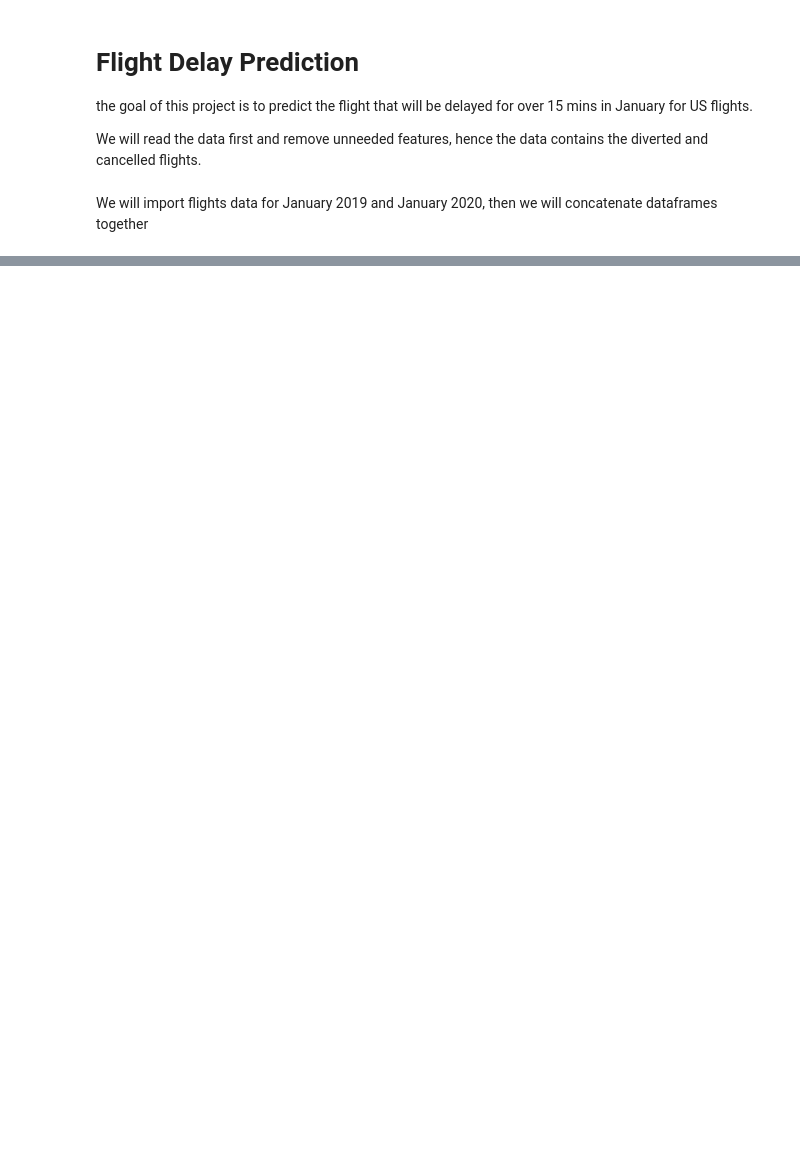
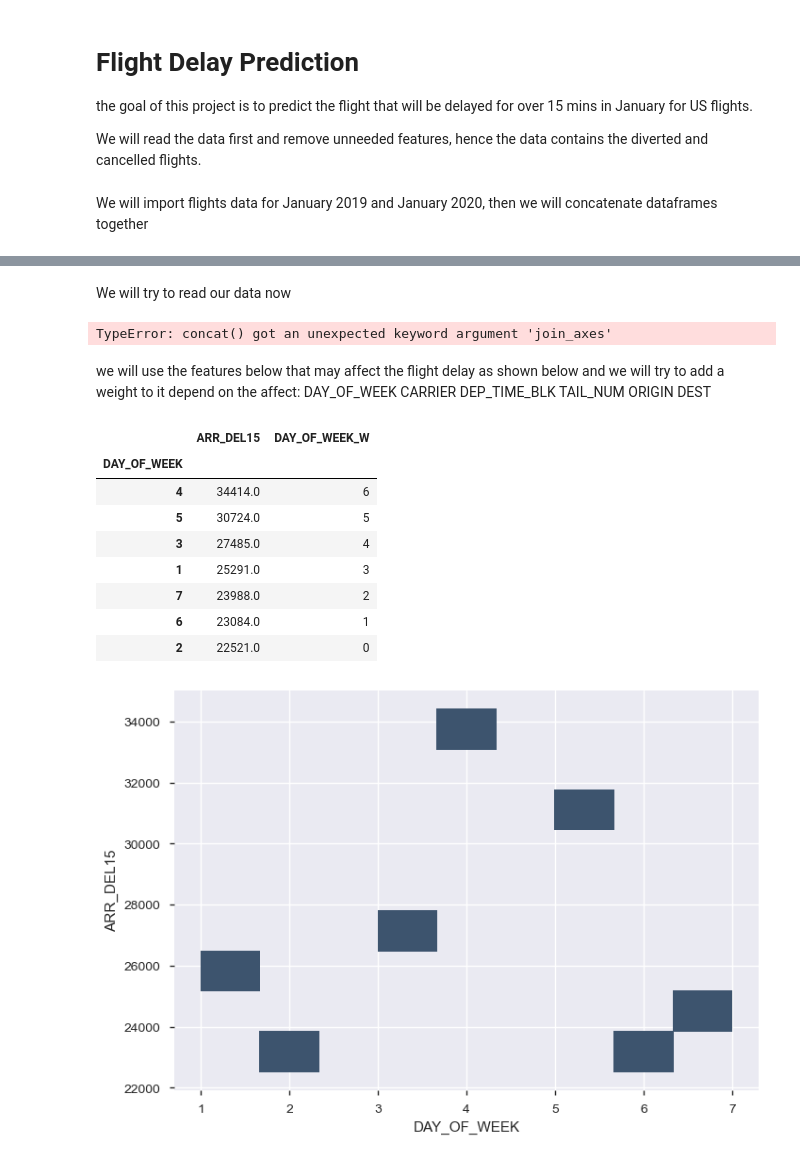
Before and after one commit to iMJOOD/Data_Science_Bootcamp, a Jupyter notebook: Flight delay prediction.ipynb, the cells around one changed output, grey strips where cells are left out. Drawn from its saved outputs; the diff is of its cells as text; code cells hidden in the pictures; blank space fills up the shorter version.

```diff
--- a/Flight delay prediction.ipynb
+++ b/Flight delay prediction.ipynb
@@ -16,7 +23,7 @@ jan19data = pd.read_csv('data/Jan_2019_ontime.csv')
 jan20data = pd.read_csv('data/Jan_2020_ontime.csv')
 
 #concatenate dataframes
-df = pd.concat([jan19data , jan20data])
+df = pd.concat([jan19data , jan20data.reindex(columns = jan19data.columns)], ignore_index= True)
 # %%
 df.info()
 # %% [output]
@@ -70,0 +82,6 @@ We will start by droping unneeded columns
+# %%
+mask = (df['CANCELLED'] == 1 ) | (df['DIVERTED'] == 1 )
+df.drop(df[mask].index, inplace = True)
+df.drop(columns=['Unnamed: 21','OP_CARRIER_AIRLINE_ID','OP_CARRIER','ORIGIN_AIRPORT_SEQ_ID',
+                 'DEST_AIRPORT_SEQ_ID','CANCELLED','DIVERTED'], inplace = True)
+df.drop_duplicates(subset=['DAY_OF_MONTH','DAY_OF_WEEK','OP_UNIQUE_CARRIER','TAIL_NUM','OP_CARRIER_FL_NUM'])
@@ -70,0 +102,2 @@ We will start by droping unneeded columns
+# %%
+df = df.reset_index(drop=True)
@@ -70,0 +113,31 @@ We will start by droping unneeded columns
+# %% [markdown]
+We will try to read our data now
+# %%
+pr(df)
+# %% [output]
+TypeError: concat() got an unexpected keyword argument 'join_axes'
+# %% [markdown]
+we will use the features below that may affect the flight delay as shown below and we will try to add a weight to it depend on the affect:
+DAY_OF_WEEK
+CARRIER
+DEP_TIME_BLK
+TAIL_NUM
+ORIGIN
+DEST
+# %%
+#frequncy of delay in day of the week
+day_of_week_df = df[['DAY_OF_WEEK','ARR_DEL15']].groupby('DAY_OF_WEEK').sum()
+sns.histplot(x = day_of_week_df.index,y= day_of_week_df['ARR_DEL15'],bins=9,kde=True)
+day_of_week_df['DAY_OF_WEEK_W'] = pd.qcut(day_of_week_df['ARR_DEL15'], 7, labels = False)
+day_of_week_df.sort_values(by = 'ARR_DEL15' , ascending=False)
+# %% [output]
+|  | ARR_DEL15 | DAY_OF_WEEK_W |
+| DAY_OF_WEEK |  |  |
+| 4 | 34414.0 | 6 |
+| 5 | 30724.0 | 5 |
+| 3 | 27485.0 | 4 |
+| 1 | 25291.0 | 3 |
+| 7 | 23988.0 | 2 |
+| 6 | 23084.0 | 1 |
+| 2 | 22521.0 | 0 |
+[figure, added]
```
Also changed, not shown: parts of 21 cells of this notebook, 1 other file.
